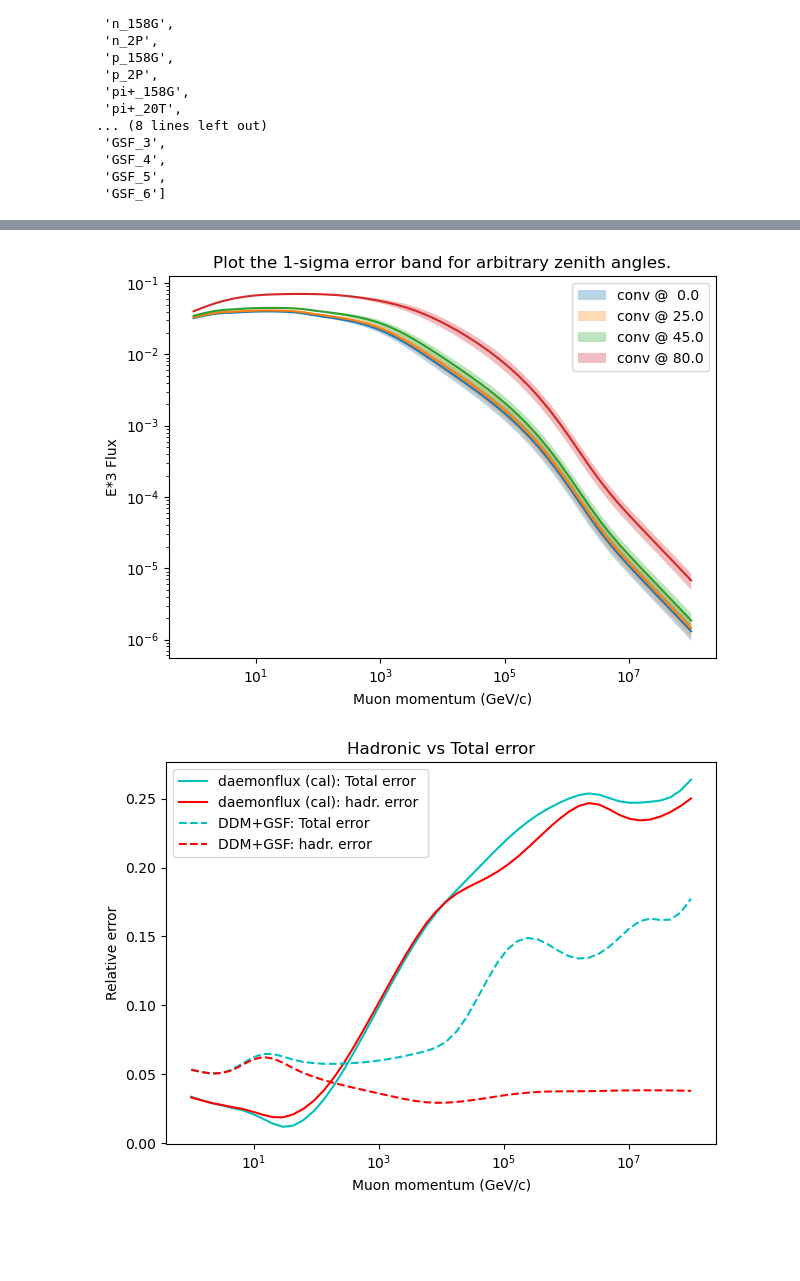
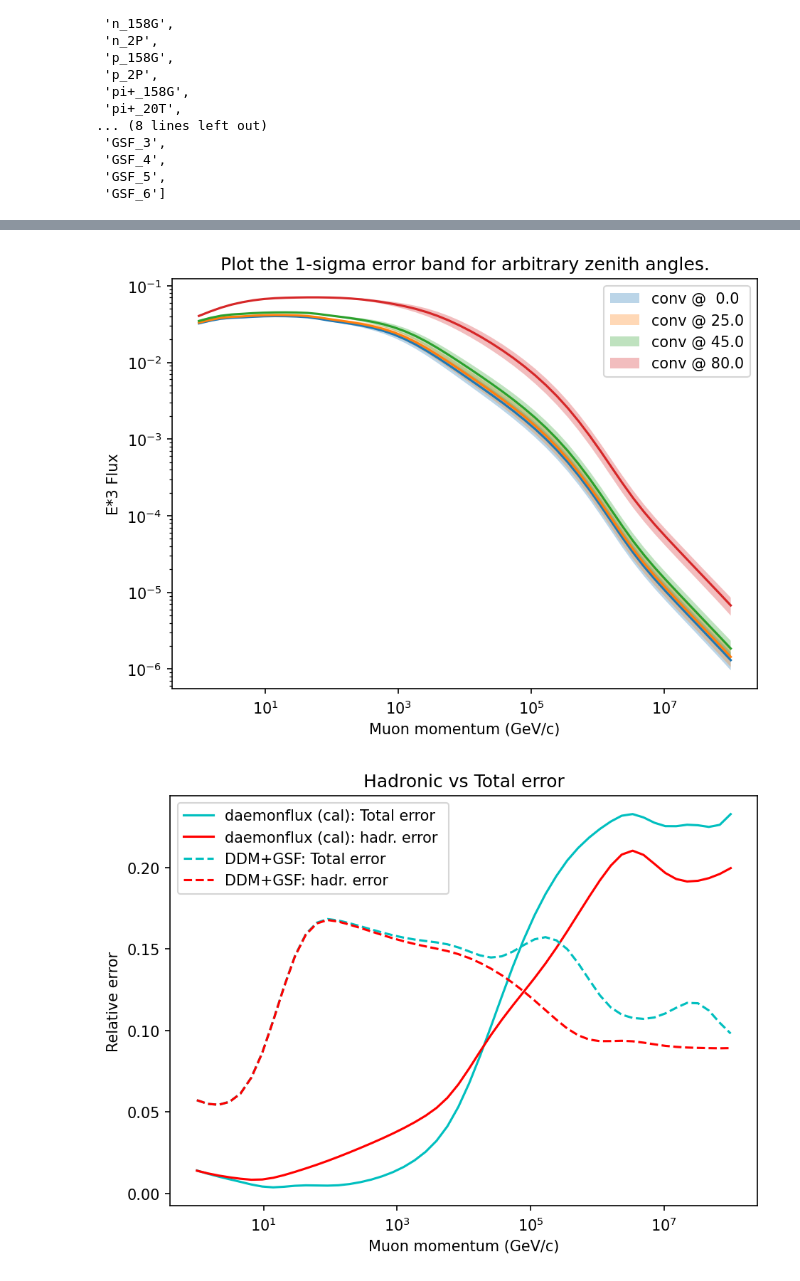
Before and after one commit to mceq-project/daemonflux, a Jupyter notebook: examples/example.ipynb, the cells around one changed output, grey strips where cells are left out. Drawn from its saved outputs; the diff is of its cells as text; code cells hidden in the pictures; blank space fills up the shorter version.

```diff
--- a/examples/example.ipynb
+++ b/examples/example.ipynb
@@ -14,6 +14,8 @@
 import numpy as np
 import matplotlib.pyplot as plt
 from daemonflux import Flux
+from matplotlib import rcParams
+rcParams['figure.dpi'] = 150
 # %%
 # Point to the files
 fl_ic = Flux('../daemonsplines_generic_20230207.pkl', cal_file='../daemonflux_calibration_20230207_v2.pkl', use_calibration=True, debug=1)
@@ -128,25 +130,25 @@ plt.ylabel('E*3 Flux')
 plt.legend()
 plt.tight_layout()
 # %% [output]
-[figure, old version]
+[figure, new version]
 # %%
 plt.figure()
 plt.title("Hadronic vs Total error")
-fl = fl_ic.flux(egrid, '15', 'numuflux')
-err_total = fl_ic.error(egrid, '15', 'numuflux')
-err_hadronic = fl_ic.error(egrid, '15', 'numuflux', only_hadronic=True)
+fl = fl_ic.flux(egrid, '15', 'muflux')
+err_total = fl_ic.error(egrid, '15', 'muflux')
+err_hadronic = fl_ic.error(egrid, '15', 'muflux', only_hadronic=True)
 plt.semilogx(egrid, err_total/fl, color='c', label='daemonflux (cal): Total error ')
 plt.semilogx(egrid, err_hadronic/fl, color='r', label='daemonflux (cal): hadr. error ')
-fl = fl_ic_nc.flux(egrid, '15', 'numuflux')
-err_total = fl_ic_nc.error(egrid, '15', 'numuflux')
-err_hadronic = fl_ic_nc.error(egrid, '15', 'numuflux', only_hadronic=True)
+fl = fl_ic_nc.flux(egrid, '15', 'muflux')
+err_total = fl_ic_nc.error(egrid, '15', 'muflux')
+err_hadronic = fl_ic_nc.error(egrid, '15', 'muflux', only_hadronic=True)
 plt.semilogx(egrid, err_total/fl, color='c', ls='--', label='DDM+GSF: Total error ')
 plt.semilogx(egrid, err_hadronic/fl, color='r',ls='--', label='DDM+GSF: hadr. error ')
 
 
 plt.xlabel('Muon momentum (GeV/c)')
 plt.ylabel('Relative error')
 plt.legend()
 plt.tight_layout()
 # %% [output]
-[figure, old version]
+[figure, new version]
```
Also changed, not shown: parts of 5 cells of this notebook, 3 other files.
